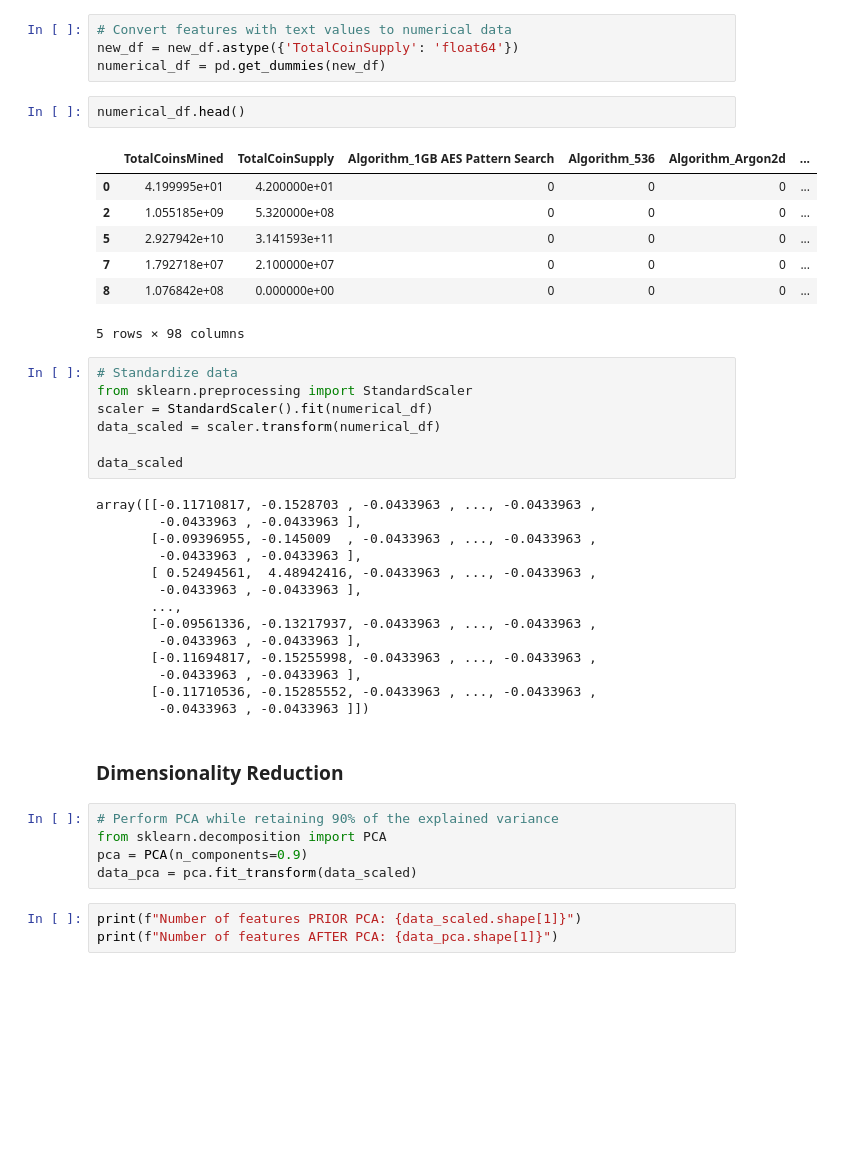
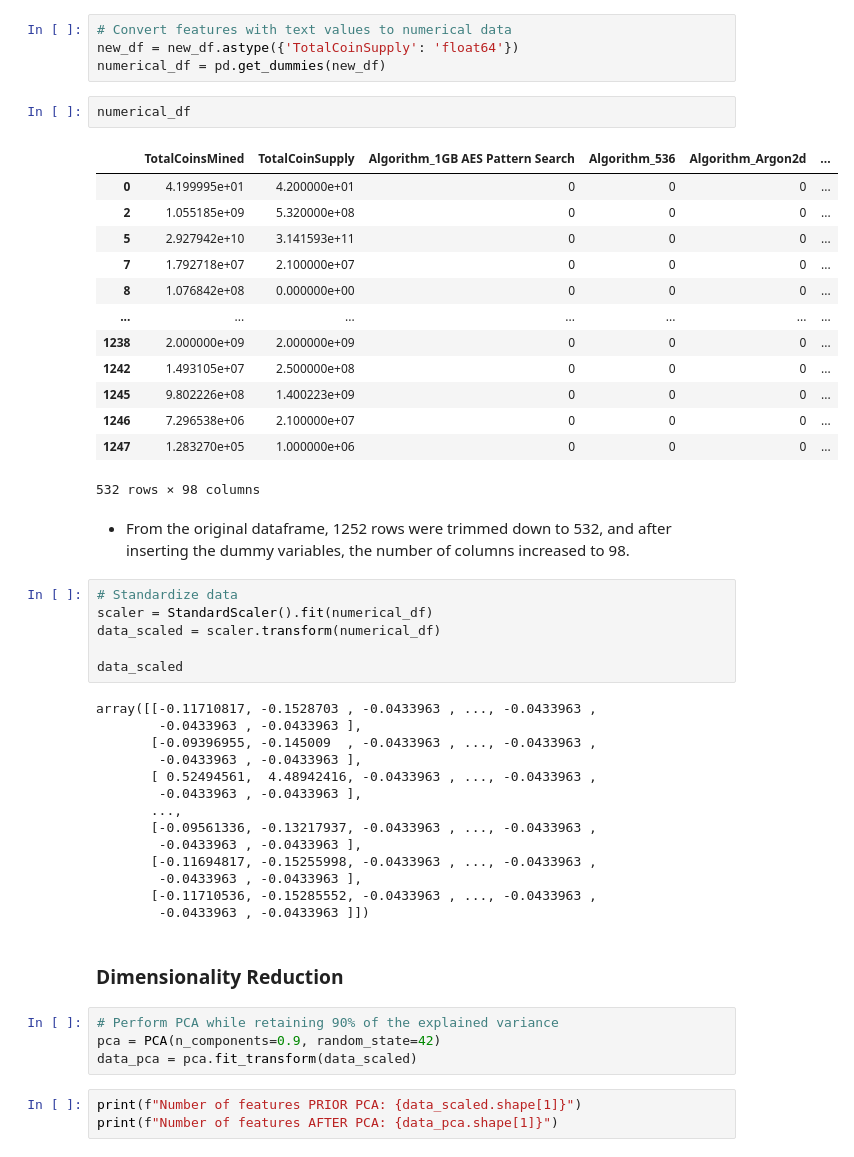
Before and after one commit to esalgado28/crypto-clustering-ML, a Jupyter notebook: crypto_clusters.ipynb, the cells around one changed output. Cells and saved outputs as stored; diff of their text form; blank space fills up the shorter version.

```diff
--- a/crypto_clusters.ipynb
+++ b/crypto_clusters.ipynb
@@ -33,18 +50,25 @@ new_df.drop(columns=['CoinName', 'Unnamed: 0'], axis=1, inplace=True)
 new_df = new_df.astype({'TotalCoinSupply': 'float64'})
 numerical_df = pd.get_dummies(new_df)
 # %%
-numerical_df.head()
+numerical_df
 # %% [output]
 |  | TotalCoinsMined | TotalCoinSupply | Algorithm_1GB AES Pattern Search | Algorithm_536 | Algorithm_Argon2d | ... |
 | 0 | 4.199995e+01 | 4.200000e+01 | 0 | 0 | 0 | ... |
 | 2 | 1.055185e+09 | 5.320000e+08 | 0 | 0 | 0 | ... |
 | 5 | 2.927942e+10 | 3.141593e+11 | 0 | 0 | 0 | ... |
 | 7 | 1.792718e+07 | 2.100000e+07 | 0 | 0 | 0 | ... |
 | 8 | 1.076842e+08 | 0.000000e+00 | 0 | 0 | 0 | ... |
+| ... | ... | ... | ... | ... | ... | ... |
+| 1238 | 2.000000e+09 | 2.000000e+09 | 0 | 0 | 0 | ... |
+| 1242 | 1.493105e+07 | 2.500000e+08 | 0 | 0 | 0 | ... |
+| 1245 | 9.802226e+08 | 1.400223e+09 | 0 | 0 | 0 | ... |
+| 1246 | 7.296538e+06 | 2.100000e+07 | 0 | 0 | 0 | ... |
+| 1247 | 1.283270e+05 | 1.000000e+06 | 0 | 0 | 0 | ... |
-5 rows × 98 columns
+532 rows × 98 columns
+# %% [markdown]
+- From the original dataframe, 1252 rows were trimmed down to 532, and after inserting the dummy variables, the number of columns increased to 98.
 # %%
 # Standardize data
-from sklearn.preprocessing import StandardScaler
 scaler = StandardScaler().fit(numerical_df)
 data_scaled = scaler.transform(numerical_df)
 
@@ -67,8 +91,7 @@ array([[-0.11710817, -0.1528703 , -0.0433963 , ..., -0.0433963 ,
 ### Dimensionality Reduction
 # %%
 # Perform PCA while retaining 90% of the explained variance
-from sklearn.decomposition import PCA
-pca = PCA(n_components=0.9)
+pca = PCA(n_components=0.9, random_state=42)
 data_pca = pca.fit_transform(data_scaled)
 # %%
 print(f"Number of features PRIOR PCA: {data_scaled.shape[1]}")
```
Also changed, not shown: parts of 11 cells of this notebook.
